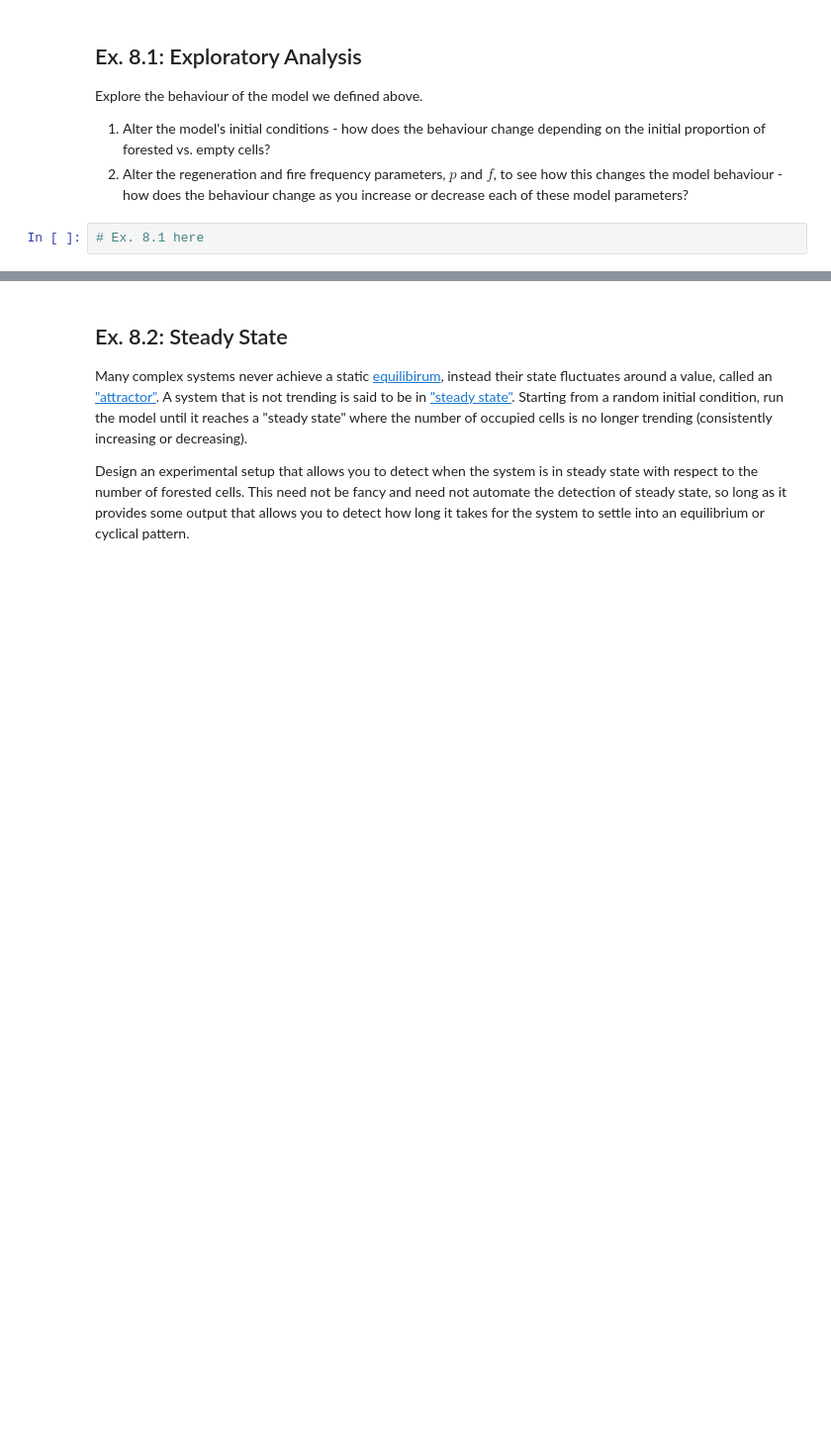
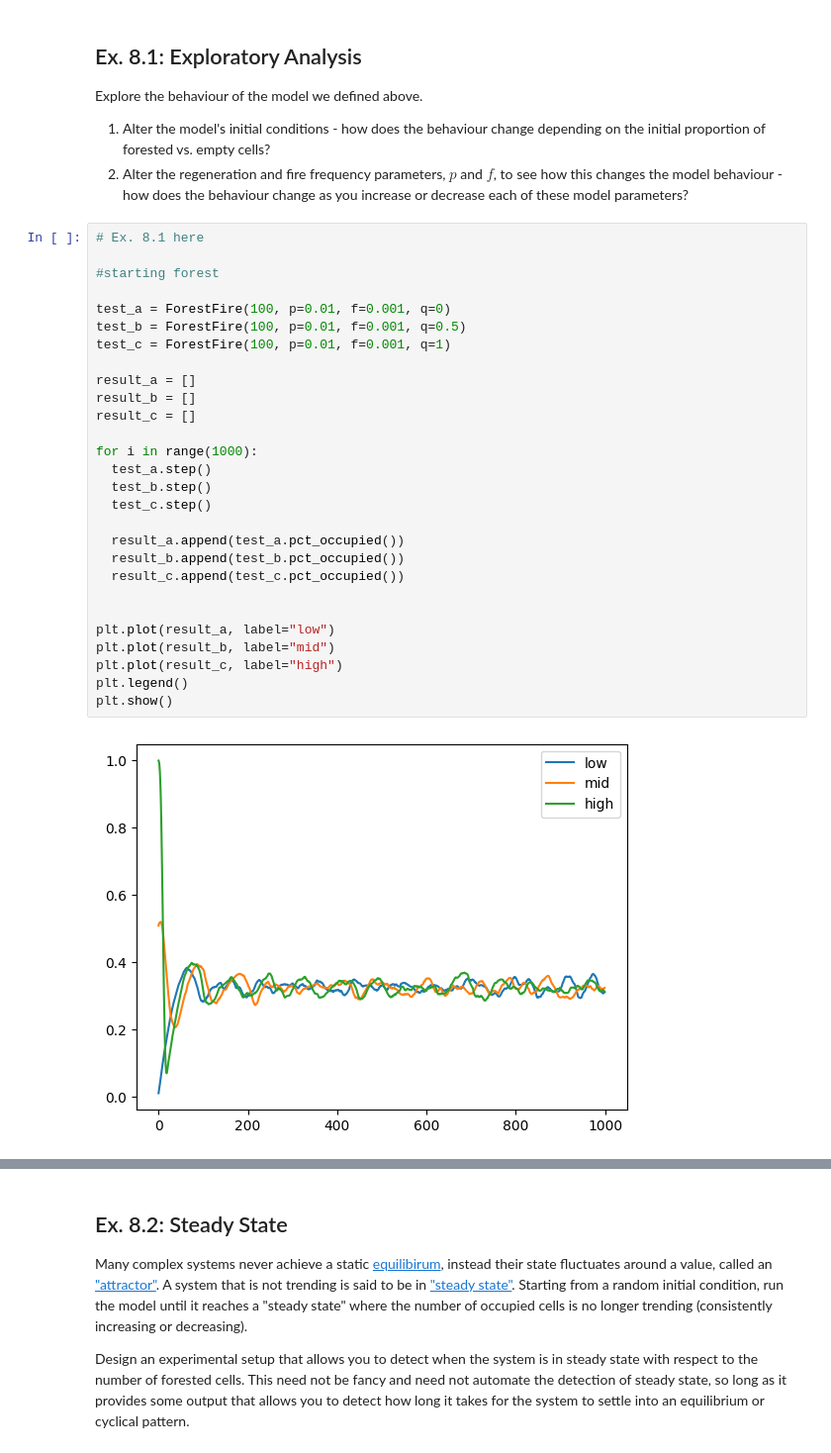
Before and after one commit to PeterSpitz/cap-comp215, a Jupyter notebook: labs/lab07-10-fire.ipynb, the cells around one changed output, grey strips where cells are left out. Shown at 99% size. Drawn from its saved outputs; the diff is of its cells as text; blank space fills up the shorter version.

```diff
--- a/labs/lab07-10-fire.ipynb
+++ b/labs/lab07-10-fire.ipynb
@@ -269,5 +266,33 @@ In this lab we will explore the patterns our `ForestFire` model traces out over
 Explore the behaviour of the model we defined above.
  1. Alter the model's initial conditions - how does the behaviour change depending on the initial proportion of forested vs. empty cells?
  2. Alter the regeneration and fire frequency parameters, $p$ and $f$, to see how this changes the model behaviour - how does the behaviour change as you increase or decrease each of these model parameters?
-# %%
-# Ex. 8.1 here
+# %%
+# Ex. 8.1 here
+
+#starting forest
+
+test_a = ForestFire(100, p=0.01, f=0.001, q=0)
+test_b = ForestFire(100, p=0.01, f=0.001, q=0.5)
+test_c = ForestFire(100, p=0.01, f=0.001, q=1)
+
+result_a = []
+result_b = []
+result_c = []
+
+for i in range(1000):
+  test_a.step()
+  test_b.step()
+  test_c.step()
+
+  result_a.append(test_a.pct_occupied())
+  result_b.append(test_b.pct_occupied())
+  result_c.append(test_c.pct_occupied())
+
+
+plt.plot(result_a, label="low")
+plt.plot(result_b, label="mid")
+plt.plot(result_c, label="high")
+plt.legend()
+plt.show()
+# %% [output]
+[figure, added]
```
Also changed, not shown: parts of 13 cells of this notebook.
